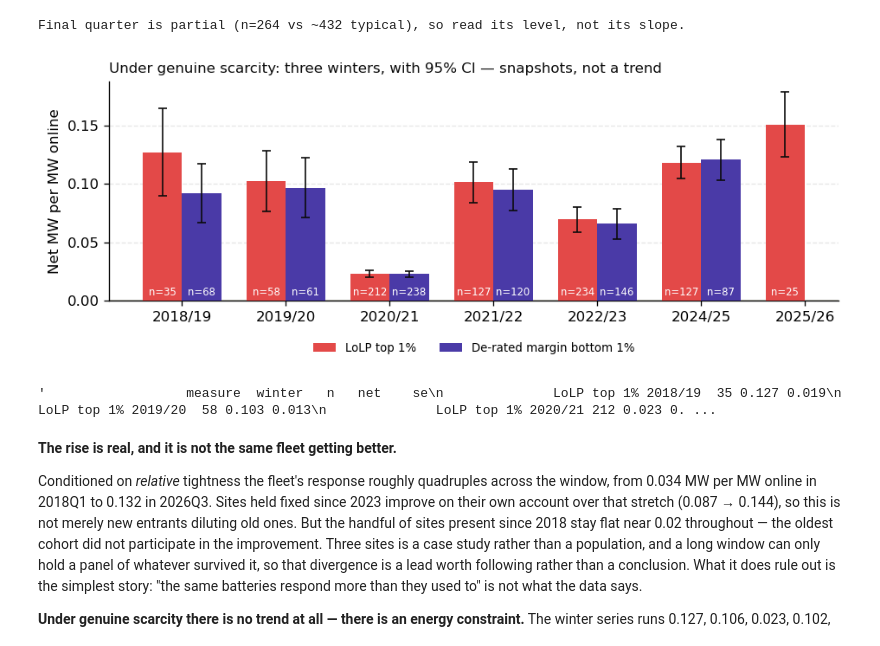
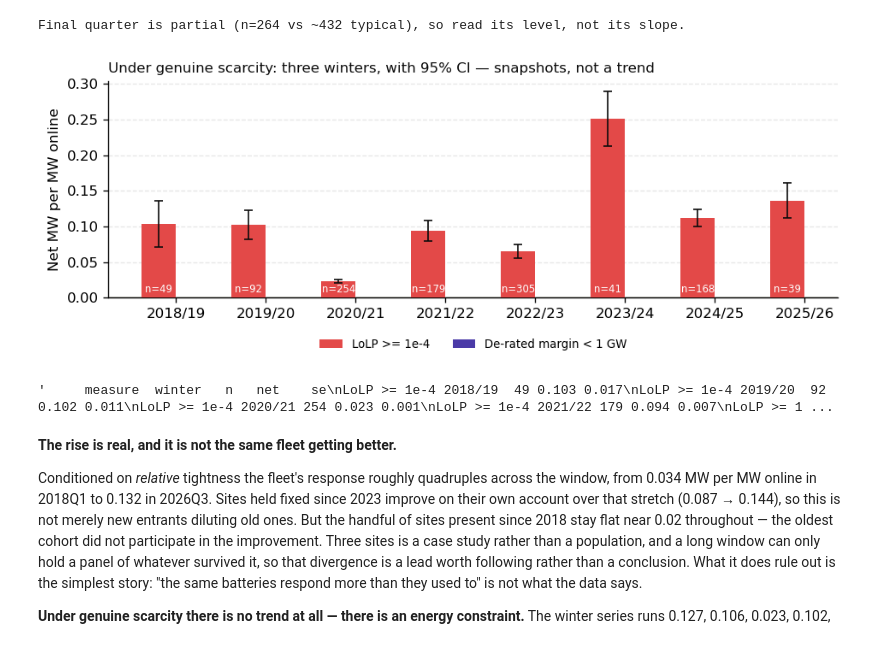
Before and after one commit to shaw029/power-trading, a Jupyter notebook: notebooks/05_stress_response_study.ipynb, the cells around one changed output. Saved outputs shown, nothing was run; the diff lists cells and outputs as text; code cells hidden in the pictures.

```diff
--- a/notebooks/05_stress_response_study.ipynb
+++ b/notebooks/05_stress_response_study.ipynb
@@ -568,7 +579,7 @@ ax.plot(weekly_min.index, weekly_min.values, color=C["ink"], lw=1.6,
 ax.axhline(DRM_CRITICAL_MW, color=C["cost"], ls=":", lw=1.2)
 ax.annotate(f"{DRM_CRITICAL_MW:,.0f} MW", (weekly_min.index[0], DRM_CRITICAL_MW),
             fontsize=8, color=C["cost"], va="bottom")
-tight = drm[C_DRM1000]
+tight = drm[C_DRM]
 if len(tight):
     ax.scatter(tight.index, tight.values, s=18, color=C["cost"], zorder=3,
                label=f"DRM < 1 GW ({len(tight)} periods)")
@@ -600,7 +611,7 @@ plt.tight_layout()
 plt.show()
 
 by_winter = pd.DataFrame({
-    "DRM<1GW": drm[C_DRM1000].groupby(drm[C_DRM1000].index.year).size(),
+    "DRM<1GW": drm[C_DRM].groupby(drm[C_DRM].index.year).size(),
     "LoLP>0": lolp[lolp > 0].groupby(lolp[lolp > 0].index.year).size(),
 }).fillna(0).astype(int)
 by_winter.index.name = "year"
@@ -837,7 +848,7 @@ print("RQ1 — fleet response by conditioning set")
 print(rq1.round(3).to_string())
 
 baseline = rq1.loc["All periods"]
-for name in ("C_LOLP", "C_DRM (p1)", "C_DRM<1GW", "C_CMN"):
+for name in ("LoLP >= 1e-4", "DRM < 1 GW", "CMN issued"):
     row = rq1.loc[name]
     if row["n"] == 0:
         skip(f"{name} is empty in this window")
@@ -858,7 +869,7 @@ else:
     bp = axes[0].boxplot(data, vert=True, patch_artist=True, showfliers=False,
                          medianprops={"color": C["ink"]})
     for patch, name in zip(bp["boxes"], plot_sets):
-        patch.set_facecolor(C["cost"] if name not in ("All periods", "Tier 1 (residual decile)")
+        patch.set_facecolor(C["cost"] if name not in ("All periods", "Utilisation (residual decile)")
                             else C["ghost"])
         patch.set_alpha(0.75)
     axes[0].axhline(0, color=C["ink"], lw=1)
@@ -868,11 +879,10 @@ else:
     # place — horizontal labels can simply be bigger.
     SHORT = {
         "All periods": "All",
-        "Tier 1 (residual decile)": "Tier 1\nresidual",
-        "C_LOLP": "LoLP\ntop 1%",
-        "C_DRM (p1)": "DRM\nbottom 1%",
-        "C_DRM<1GW": "DRM\n< 1 GW",
-        "C_CMN": "Capacity\nnotice",
+        "Utilisation (residual decile)": "Utilisation\ndecile",
+        "LoLP >= 1e-4": "LoLP\n>= 1e-4",
+        "DRM < 1 GW": "DRM\n< 1 GW",
+        "CMN issued": "Capacity\nnotice",
     }
     axes[0].set_xticklabels(
         [f"{SHORT.get(k, k)}\nn={int(v.fillna(False).sum()):,}" for k, v in plot_sets.items()],
@@ -883,8 +893,11 @@ else:
 
     ax = axes[1]
     if len(USABLE_SOC):
-        for name, colour in (("All periods", C["ghost"]), ("C_DRM (p1)", C["cost"]),
-                             ("C_LOLP", C["mid"])):
+        # Only two curves now. The margin sets are too small to draw a
+        # distribution from — DRM < 1 GW is 39 periods in eight years — so the
+        # comparison is the operator's probability signal against the baseline.
+        for name, colour in (("All periods", C["ghost"]),
+                             ("LoLP >= 1e-4", C["mid"])):
             m = SETS[name].fillna(False)
             vals = fleet_soc[m].dropna().sort_values()
             if len(vals) < 5:
@@ -1281,7 +1291,7 @@ winter_of = lambda idx: np.where(idx.month >= 10, idx.year,
 
 winter = pd.Series(winter_of(grid), index=grid)
 rows = []
-for label, mask in (("LoLP top 1%", C_LOLP), ("De-rated margin bottom 1%", C_DRM)):
+for label, mask in (("LoLP >= 1e-4", C_LOLP),):
     m = mask.fillna(False)
     for yr, grp in norm_net[m].groupby(winter[m]):
         if pd.isna(yr) or len(grp) < 20:
@@ -1290,37 +1300,37 @@ for label, mask in (("LoLP top 1%", C_LOLP), ("De-rated margin bottom 1%", C_DRM
                      "n": len(grp), "net": grp.mean(),
                      "se": grp.std() / np.sqrt(len(grp))})
 winters = pd.DataFrame(rows)
 
 fig, ax = plt.subplots(figsize=(8, 3.2))
 labels = sorted(winters["winter"].unique())
 xw = np.arange(len(labels))
 width = 0.38
-for k, (measure, colour) in enumerate((("LoLP top 1%", C["cost"]),
-                                       ("De-rated margin bottom 1%", C["soc"]))):
+for k, (measure, colour) in enumerate((("LoLP >= 1e-4", C["cost"]),
+                                       ("De-rated margin < 1 GW", C["soc"]))):
     sub = winters[winters["measure"] == measure].set_index("winter").reindex(labels)
     ax.bar(xw + (k - 0.5) * width, sub["net"], width=width, color=colour, label=measure,
            yerr=1.96 * sub["se"], capsize=3,
            error_kw={"lw": 1, "ecolor": C["ink"]}, zorder=3)
     for i, (v, n) in enumerate(zip(sub["net"], sub["n"])):
         if pd.notna(v):
             ax.annotate(f"n={int(n)}", (xw[i] + (k - 0.5) * width, 0), xytext=(0, 4),
                         textcoords="offset points", ha="center", fontsize=7, color="white")
 
 ax.set_xticks(xw, labels)
 ax.set_ylabel("Net MW per MW online")
 ax.axhline(0, color=C["ghost"], lw=1)
 ax.grid(axis="x", visible=False)
 ax.set_title("Under genuine scarcity: three winters, with 95% CI — snapshots, not a trend",
              fontsize=10, loc="left", color=C["ink"])
 ax.legend(frameon=False, fontsize=8, ncol=2, loc="upper center",
           bbox_to_anchor=(0.5, -0.14))
 plt.tight_layout()
 plt.show()
 
 winters.round(3).to_string(index=False)
 # %% [output]
-[figure, old version]
+[figure, new version]
-'                  measure  winter   n   net    se\n              LoLP top 1% 2018/19  35 0.127 0.019\n              LoLP top 1% 2019/20  58 0.103 0.013\n              LoLP top 1% 2020/21 212 0.023 0. ...
+'     measure  winter   n   net    se\nLoLP >= 1e-4 2018/19  49 0.103 0.017\nLoLP >= 1e-4 2019/20  92 0.102 0.011\nLoLP >= 1e-4 2020/21 254 0.023 0.001\nLoLP >= 1e-4 2021/22 179 0.094 0.007\nLoLP >= 1 ...
 # %% [markdown]
 **The rise is real, and it is not the same fleet getting better.**
 
```
Also changed, not shown: parts of 15 cells of this notebook, 2 other files.
